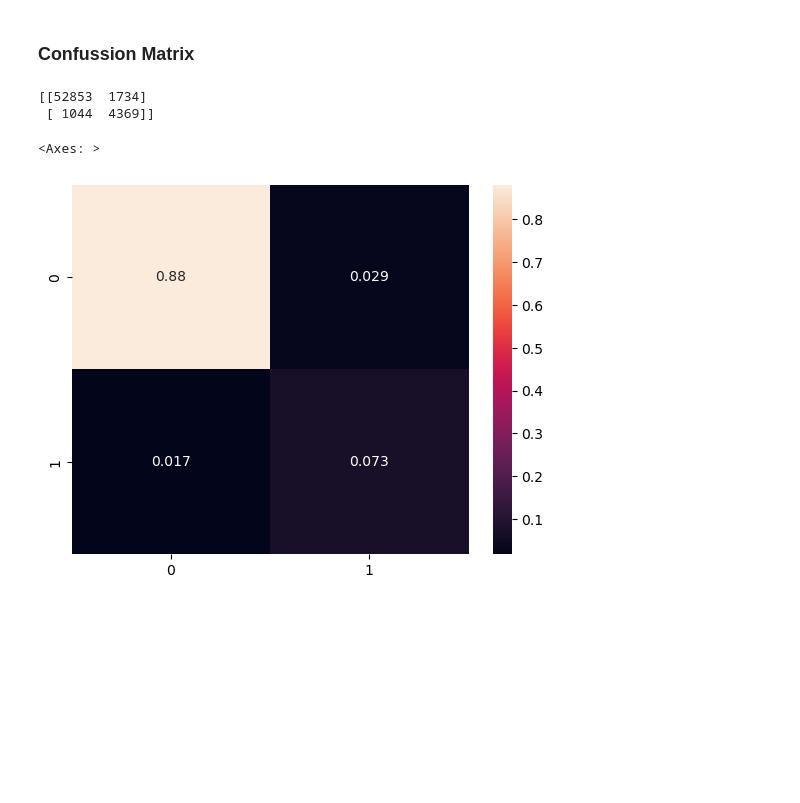
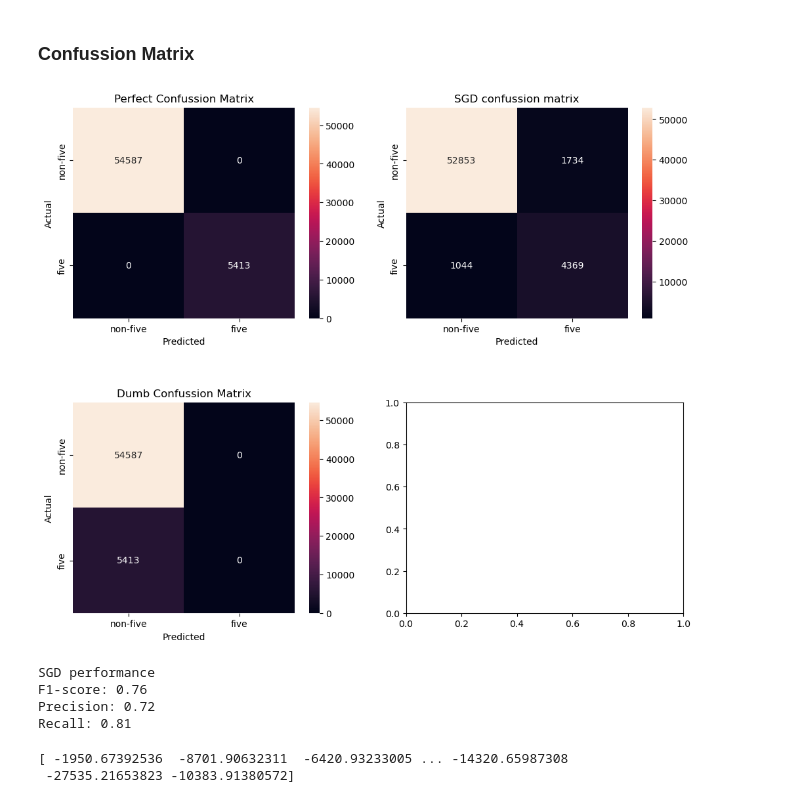
Before and after one commit to OriolPalacios/hands-on-ml-exercises, a Jupyter notebook: notebooks/third_chapter.ipynb, the cells around one changed output. Cells and saved outputs as stored; diff of their text form; code cells hidden in the pictures; blank space fills up the shorter version.

```diff
--- a/notebooks/third_chapter.ipynb
+++ b/notebooks/third_chapter.ipynb
@@ -153,13 +153,50 @@ from sklearn.metrics import confusion_matrix
 
 cv_y_train_pred = cross_val_predict(sgd_clf, X_train_numpy, y_train_5_numpy, n_jobs=-1, cv=3)
 sgd_confussion_matrix = confusion_matrix(y_train_5_numpy, cv_y_train_pred)
-# %%
-print(sgd_confussion_matrix)
-# %% [output]
-[[52853  1734]
- [ 1044  4369]]
-# %%
-sns.heatmap(sgd_confussion_matrix/len(X_train_numpy), annot=True)
-# %% [output]
-<Axes: >
-[figure, removed]
+# %%
+perfect_confussion_matrix = confusion_matrix(y_train_5_numpy, y_train_5_numpy)
+# %%
+dumb_confussion_matrix = confusion_matrix(y_train_5_numpy, y_pred_5_dumb)
+# %%
+fig, axes  = plt.subplots(2,2, figsize=(12,10))
+labels = ['non-five', 'five']
+plt.subplots_adjust(hspace=0.4)
+plt.subplot(2,2,1)
+plt.title('Perfect Confussion Matrix')
+sns.heatmap(perfect_confussion_matrix, annot=True, fmt='.0f', xticklabels=labels, yticklabels=labels)
+plt.xlabel('Predicted')
+plt.ylabel('Actual')
+plt.subplot(2,2,2)
+plt.title('SGD confussion matrix')
+sns.heatmap(sgd_confussion_matrix, annot=True, fmt='.0f', xticklabels=labels, yticklabels=labels)
+plt.xlabel('Predicted')
+plt.ylabel('Actual')
+plt.subplot(2,2,3)
+plt.title('Dumb Confussion Matrix')
+sns.heatmap(dumb_confussion_matrix, annot=True, fmt='.0f', xticklabels=labels, yticklabels=labels)
+plt.xlabel('Predicted')
+plt.ylabel('Actual')
+plt.show()
+# %% [output]
+[figure, added]
+# %%
+from sklearn.metrics import precision_score, recall_score, f1_score
+
+sgd_precision = precision_score(y_train_5_numpy, cv_y_train_pred)
+sgd_recall = recall_score(y_train_5_numpy, cv_y_train_pred)
+sgd_f1_score = f1_score(y_train_5_numpy, cv_y_train_pred)
+print('SGD performance')
+print(f"F1-score: {sgd_f1_score:.2f}")
+print(f'Precision: {sgd_precision:.2f}')
+print(f'Recall: {sgd_recall:.2f}')
+# %% [output]
+SGD performance
+F1-score: 0.76
+Precision: 0.72
+Recall: 0.81
+# %%
+y_scores = cross_val_predict(sgd_clf, X_train_numpy, y_train_5_numpy, cv=3, method='decision_function')
+print(y_scores)
+# %% [output]
+[ -1950.67392536  -8701.90632311  -6420.93233005 ... -14320.65987308
+ -27535.21653823 -10383.91380572]
```
Also changed, not shown: parts of 7 cells of this notebook.
